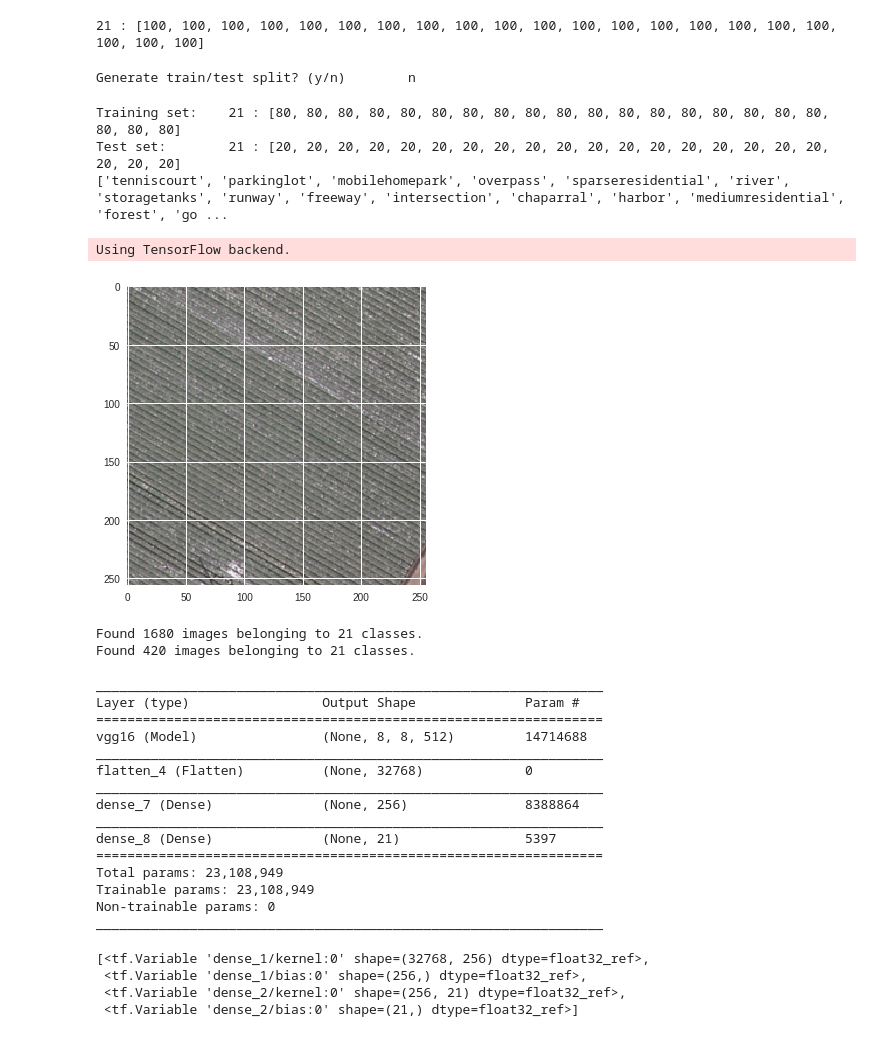
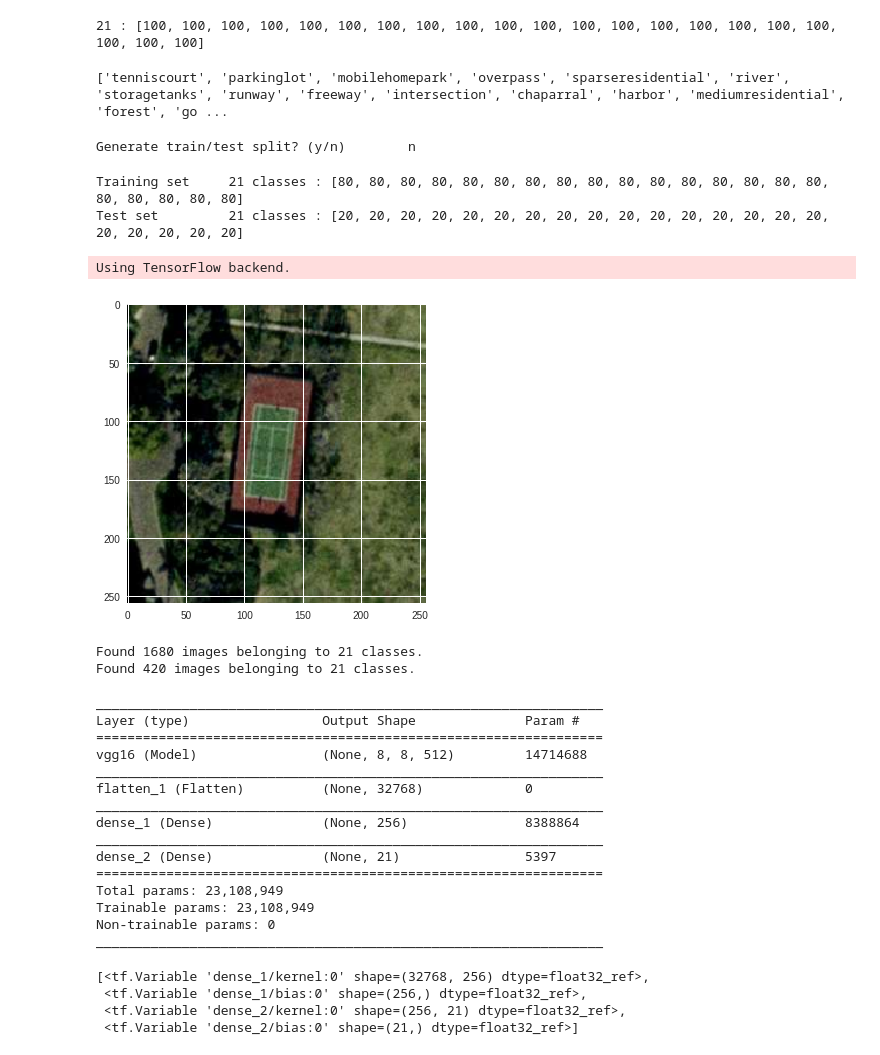
Before and after one commit to ll3091/ANLY-590-02-Deep-Learning-Project, a Jupyter notebook: DeepLearningProject.ipynb, the cells around one changed output. Drawn from its saved outputs; the diff is of its cells as text; code cells hidden in the pictures.

```diff
--- a/DeepLearningProject.ipynb
+++ b/DeepLearningProject.ipynb
@@ -39,6 +41,11 @@ num_imgs = [len(os.listdir(imgsource+'/'+l)) for l in labels]
 print(num_classes, ':', num_imgs)
 # %% [output]
 21 : [100, 100, 100, 100, 100, 100, 100, 100, 100, 100, 100, 100, 100, 100, 100, 100, 100, 100, 100, 100, 100]
+# %%
+# label names
+print(labels)
+# %% [output]
+['tenniscourt', 'parkinglot', 'mobilehomepark', 'overpass', 'sparseresidential', 'river', 'storagetanks', 'runway', 'freeway', 'intersection', 'chaparral', 'harbor', 'mediumresidential', 'forest', 'go ...
 # %%
 # check if train/test split needs to be generated
 trainpath = "./TrainSet"
@@ -71,18 +88,15 @@ if split_into_train_test:
 imgsource = trainpath
 num_classes = len(labels)
 num_imgs = [len(os.listdir(imgsource+'/'+l)) for l in labels]
-print('Training set:\t', num_classes, ':', num_imgs)
+print('Training set\t', num_classes, 'classes :', num_imgs)
 
 imgsource = testpath
 num_classes = len(labels)
 num_imgs = [len(os.listdir(imgsource+'/'+l)) for l in labels]
-print('Test set:\t', num_classes, ':', num_imgs)
-
-print(labels)
+print('Test set\t', num_classes, 'classes :', num_imgs)
 # %% [output]
-Training set:    21 : [80, 80, 80, 80, 80, 80, 80, 80, 80, 80, 80, 80, 80, 80, 80, 80, 80, 80, 80, 80, 80]
-Test set:        21 : [20, 20, 20, 20, 20, 20, 20, 20, 20, 20, 20, 20, 20, 20, 20, 20, 20, 20, 20, 20, 20]
-['tenniscourt', 'parkinglot', 'mobilehomepark', 'overpass', 'sparseresidential', 'river', 'storagetanks', 'runway', 'freeway', 'intersection', 'chaparral', 'harbor', 'mediumresidential', 'forest', 'go ...
+Training set     21 classes : [80, 80, 80, 80, 80, 80, 80, 80, 80, 80, 80, 80, 80, 80, 80, 80, 80, 80, 80, 80, 80]
+Test set         21 classes : [20, 20, 20, 20, 20, 20, 20, 20, 20, 20, 20, 20, 20, 20, 20, 20, 20, 20, 20, 20, 20]
 # %%
 # import libraries
 import matplotlib.pyplot as plt
@@ -98,11 +112,12 @@ from keras.optimizers import RMSprop
 Using TensorFlow backend.
 # %%
 # display an image from training data
-#! ls TrainSet/agricultural/
-plt.imshow(load_img("./TrainSet/agricultural/agricultural01.tif"))
+l = labels[0]
+f = os.listdir('./TrainSet/'+l+'/')
+plt.imshow(load_img('./TrainSet/'+l+'/'+f[0]))
 plt.show()
 # %% [output]
-[figure, old version]
+[figure, new version]
 # %%
 # build image generators for models
 path_train_data = "./TrainSet/"
@@ -135,23 +150,23 @@ Found 420 images belonging to 21 classes.
 # %%
 # build CNN with transfer learning using VGG16
 conv_base = VGG16(weights="imagenet", include_top=False, input_shape=(256, 256, 3))
-model = Sequential()
-model.add(conv_base)
-model.add(Flatten())
-model.add(Dense(256, activation="relu"))
-model.add(Dense(21, activation="sigmoid"))
-model.summary()
+model1 = Sequential()
+model1.add(conv_base)
+model1.add(Flatten())
+model1.add(Dense(256, activation="relu"))
+model1.add(Dense(21, activation="sigmoid"))
+model1.summary()
 # %% [output]
 _________________________________________________________________
 Layer (type)                 Output Shape              Param #
 =================================================================
 vgg16 (Model)                (None, 8, 8, 512)         14714688
 _________________________________________________________________
-flatten_4 (Flatten)          (None, 32768)             0
+flatten_1 (Flatten)          (None, 32768)             0
 _________________________________________________________________
-dense_7 (Dense)              (None, 256)               8388864
+dense_1 (Dense)              (None, 256)               8388864
 _________________________________________________________________
-dense_8 (Dense)              (None, 21)                5397
+dense_2 (Dense)              (None, 21)                5397
 =================================================================
 Total params: 23,108,949
 Trainable params: 23,108,949
```
Also changed, not shown: parts of 30 cells of this notebook.
